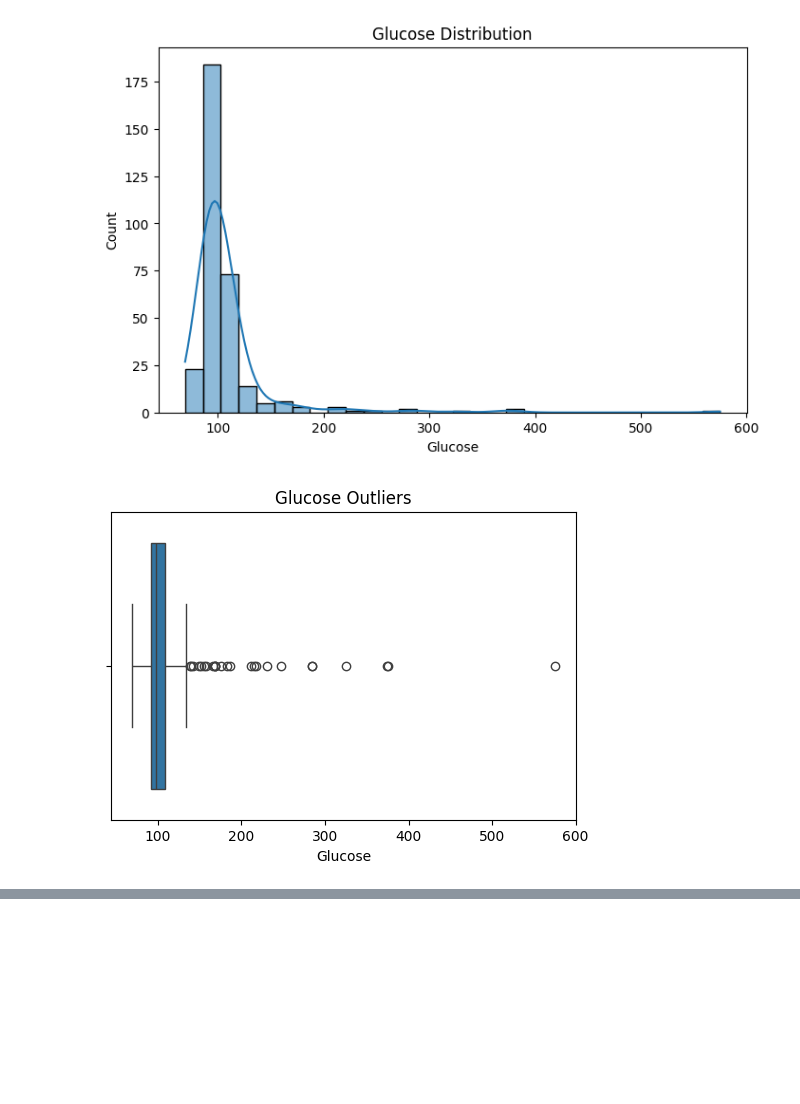
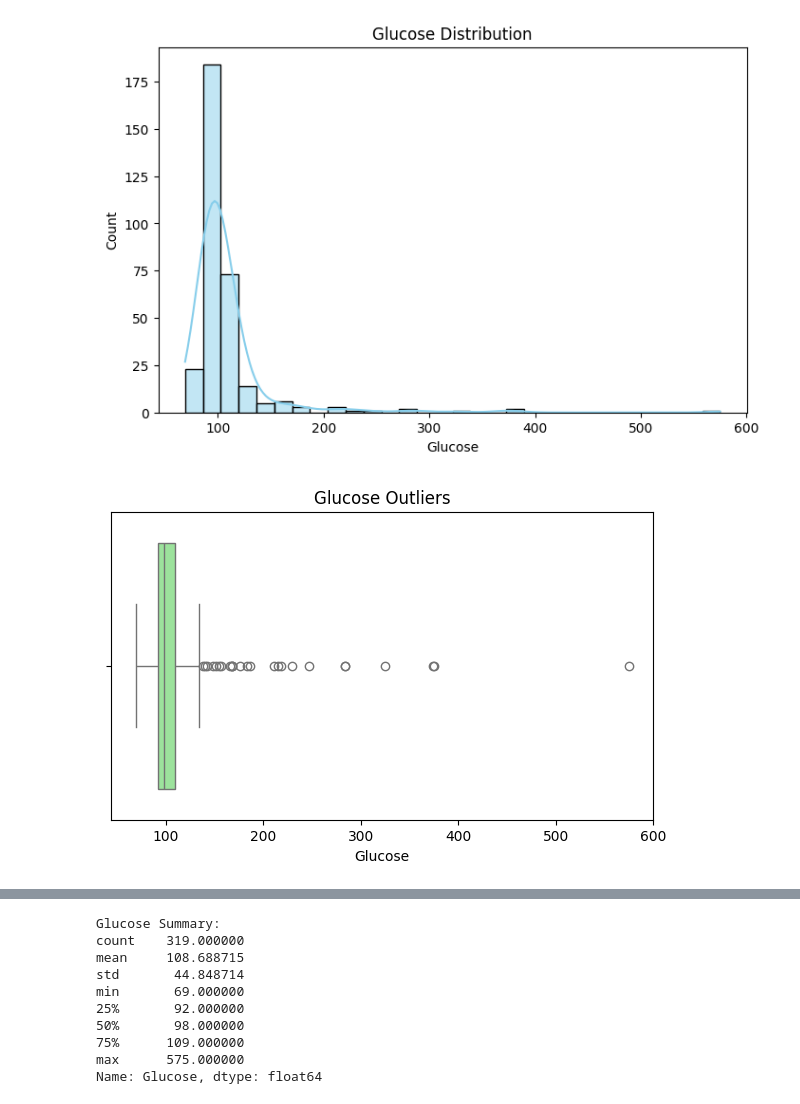
Before and after one commit to USF-AI-Fall-2025/assignment-02-logic-deesychu, a Jupyter notebook: DataInvestigator_Test.ipynb, the cells around one changed output, grey strips where cells are left out. Cells and saved outputs as stored; diff of their text form; code cells hidden in the pictures; blank space fills up the shorter version.

```diff
--- a/DataInvestigator_Test.ipynb
+++ b/DataInvestigator_Test.ipynb
@@ -29,21 +46,31 @@ Baseline gender (most frequent): 0
 # %%
 # Q2: Glucose distribution
-# Shows a histogram with a smooth curve on top
 
+# Histogram with KDE to show distribution
 plt.figure(figsize=(8,5))
-sns.histplot(df['Glucose'], kde=True, bins=30)
+sns.histplot(df['Glucose'], kde=True, bins=30, color="skyblue")
 plt.title("Glucose Distribution")
 plt.xlabel("Glucose")
 plt.ylabel("Count")
 plt.show()
 
+# Boxplot to identify outliers
+plt.figure(figsize=(7,4))
+sns.boxplot(x=df['Glucose'], color="lightgreen")
+plt.title("Glucose Outliers")
+plt.xlabel("Glucose")
+plt.show()
 
-# Boxplot to check for outliers
-# Shows the middle range of glucose values.
-plt.figure(figsize=(6,4))
-sns.boxplot(x=df['Glucose'])
-plt.title("Glucose Outliers")
+# Violin plot to visualize distribution shape and spread
+plt.figure(figsize=(7,5))
+sns.violinplot(x=df['Glucose'], color="lightcoral")
+plt.title("Glucose Distribution (Violin Plot)")
+plt.xlabel("Glucose")
 plt.show()
+
+# Summary statistics
+print("Glucose Summary:")
+print(df['Glucose'].describe())
 # %% [output]
-[figure, old version]
+[figure, new version]
-[figure, old version]
+[figure, new version]
@@ -49,0 +78,10 @@ plt.show()
+Glucose Summary:
+count    319.000000
+mean     108.688715
+std       44.848714
+min       69.000000
+25%       92.000000
+50%       98.000000
+75%      109.000000
+max      575.000000
+Name: Glucose, dtype: float64
```
Also changed, not shown: parts of 2 cells of this notebook.
